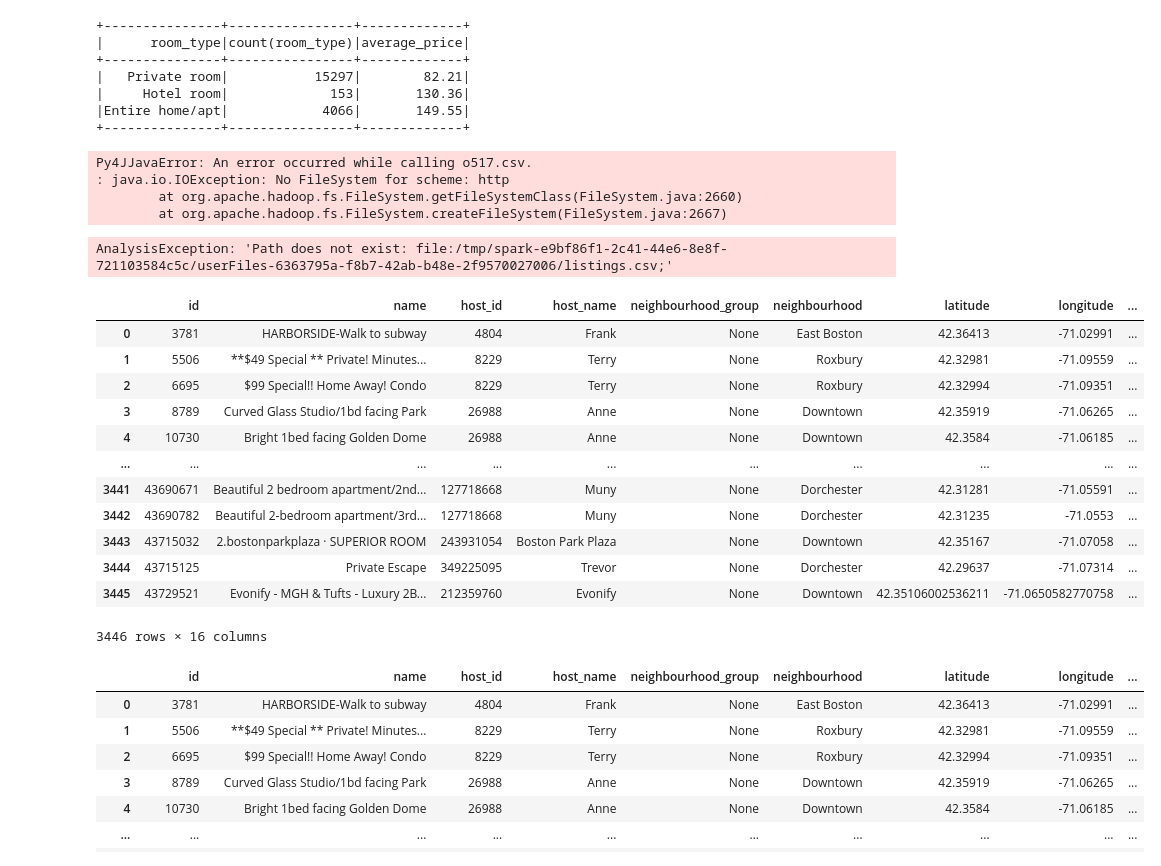
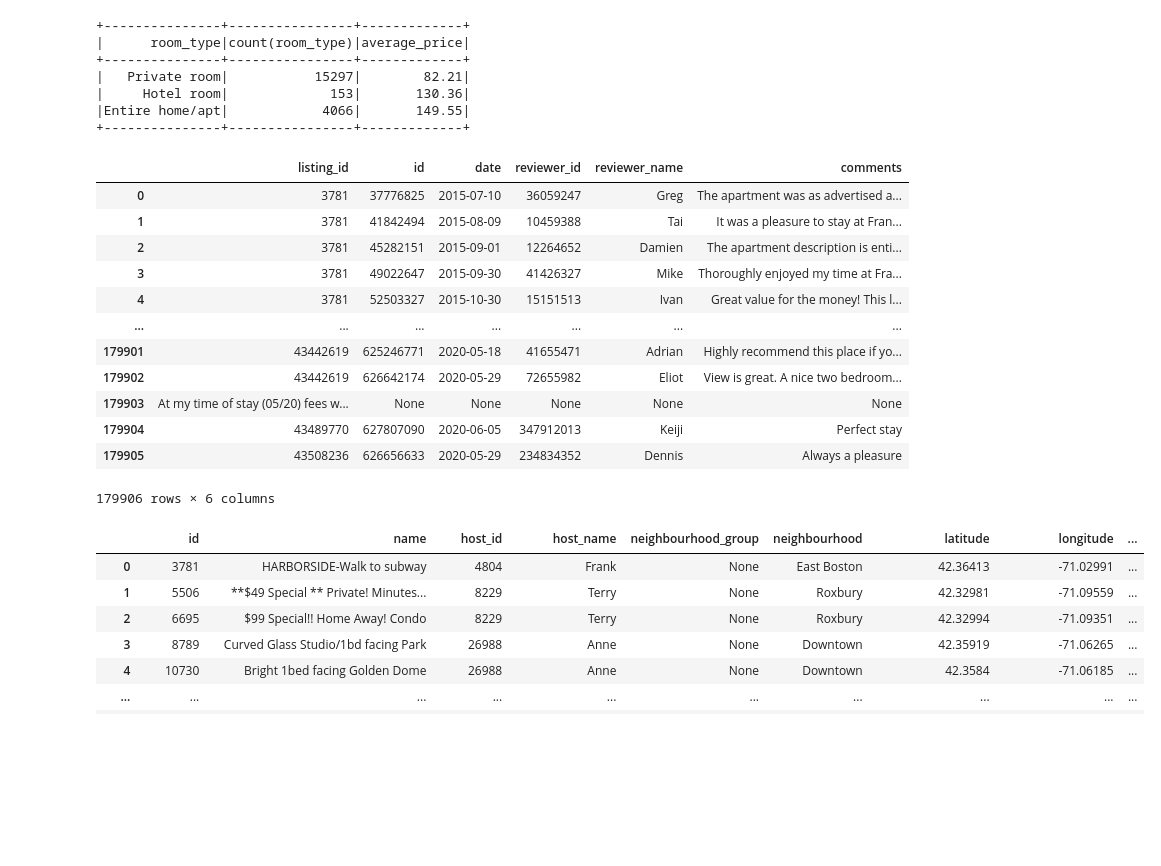
Before and after one commit to aditya-prasad-projects/Airbnb, a Jupyter notebook: test.ipynb, the cells around one changed output. Cells and saved outputs as stored; diff of their text form; code cells hidden in the pictures; blank space fills up the shorter version.

```diff
--- a/test.ipynb
+++ b/test.ipynb
@@ -188,23 +188,7 @@ spark.sql("""SELECT room_type, count(room_type), ROUND(avg(price), 2) as average
 |     Hotel room|             153|       130.36|
 |Entire home/apt|            4066|       149.55|
 +---------------+----------------+-------------+
+# %%
+reviews_url = "http://data.insideairbnb.com/united-states/ma/boston/2020-06-10/data/reviews.csv.gz"
 # %%
-url = "http://data.insideairbnb.com/united-states/ma/boston/2020-06-10/visualizations/listings.csv"
-spark.read.csv(url, header=True)
+listings_url = "http://data.insideairbnb.com/united-states/ma/boston/2020-06-10/visualisations/listings.csv"
-# %% [output]
-Py4JJavaError: An error occurred while calling o517.csv.
-: java.io.IOException: No FileSystem for scheme: http
-        at org.apache.hadoop.fs.FileSystem.getFileSystemClass(FileSystem.java:2660)
-        at org.apache.hadoop.fs.FileSystem.createFileSystem(FileSystem.java:2667)
-# %%
-url = "https://data.insideairbnb.com/united-states/ma/boston/2020-06-10/visualizations/listings.csv"
-from pyspark import SparkFiles
-spark.sparkContext.addFile(url)
-# %%
-spark.read.csv("file://"+SparkFiles.get("listings.csv"), header=True)
-# %% [output]
-AnalysisException: 'Path does not exist: file:/tmp/spark-e9bf86f1-2c41-44e6-8e8f-721103584c5c/userFiles-6363795a-f8b7-42ab-b48e-2f9570027006/listings.csv;'
-# %%
-from pyspark import SparkFiles
-url = "http://data.insideairbnb.com/united-states/ma/boston/2020-06-10/visualisations/listings.csv"
-spark.sparkContext.addFile(url)
@@ -211,16 +198,17 @@ spark.sparkContext.addFile(url)
 # %%
-spark.read.csv(SparkFiles.get("listings.csv"), header=True).toPandas()
+reviews_df = spark.read.option("header", "true").csv(SparkFiles.get("reviews.csv.gz"))
+reviews_df.toPandas()
 # %% [output]
-|  | id | name | host_id | host_name | neighbourhood_group | neighbourhood | latitude | longitude | ... |
-| 0 | 3781 | HARBORSIDE-Walk to subway | 4804 | Frank | None | East Boston | 42.36413 | -71.02991 | ... |
-| 1 | 5506 | **$49 Special ** Private! Minutes... | 8229 | Terry | None | Roxbury | 42.32981 | -71.09559 | ... |
-| 2 | 6695 | $99 Special!! Home Away! Condo | 8229 | Terry | None | Roxbury | 42.32994 | -71.09351 | ... |
-| 3 | 8789 | Curved Glass Studio/1bd facing Park | 26988 | Anne | None | Downtown | 42.35919 | -71.06265 | ... |
-| 4 | 10730 | Bright 1bed facing Golden Dome | 26988 | Anne | None | Downtown | 42.3584 | -71.06185 | ... |
-| ... | ... | ... | ... | ... | ... | ... | ... | ... | ... |
-| 3441 | 43690671 | Beautiful 2 bedroom apartment/2nd... | 127718668 | Muny | None | Dorchester | 42.31281 | -71.05591 | ... |
-| 3442 | 43690782 | Beautiful 2-bedroom apartment/3rd... | 127718668 | Muny | None | Dorchester | 42.31235 | -71.0553 | ... |
-| 3443 | 43715032 | 2.bostonparkplaza · SUPERIOR ROOM | 243931054 | Boston Park Plaza | None | Downtown | 42.35167 | -71.07058 | ... |
-| 3444 | 43715125 | Private Escape | 349225095 | Trevor | None | Dorchester | 42.29637 | -71.07314 | ... |
-| 3445 | 43729521 | Evonify - MGH & Tufts - Luxury 2B... | 212359760 | Evonify | None | Downtown | 42.35106002536211 | -71.0650582770758 | ... |
+|  | listing_id | id | date | reviewer_id | reviewer_name | comments |
+| 0 | 3781 | 37776825 | 2015-07-10 | 36059247 | Greg | The apartment was as advertised a... |
+| 1 | 3781 | 41842494 | 2015-08-09 | 10459388 | Tai | It was a pleasure to stay at Fran... |
+| 2 | 3781 | 45282151 | 2015-09-01 | 12264652 | Damien | The apartment description is enti... |
+| 3 | 3781 | 49022647 | 2015-09-30 | 41426327 | Mike | Thoroughly enjoyed my time at Fra... |
+| 4 | 3781 | 52503327 | 2015-10-30 | 15151513 | Ivan | Great value for the money! This l... |
+| ... | ... | ... | ... | ... | ... | ... |
+| 179901 | 43442619 | 625246771 | 2020-05-18 | 41655471 | Adrian | Highly recommend this place if yo... |
+| 179902 | 43442619 | 626642174 | 2020-05-29 | 72655982 | Eliot | View is great. A nice two bedroom... |
+| 179903 | At my time of stay (05/20) fees w... | None | None | None | None | None |
+| 179904 | 43489770 | 627807090 | 2020-06-05 | 347912013 | Keiji | Perfect stay |
+| 179905 | 43508236 | 626656633 | 2020-05-29 | 234834352 | Dennis | Always a pleasure |
-3446 rows × 16 columns
+179906 rows × 6 columns
```
Also changed, not shown: parts of 20 cells of this notebook.
